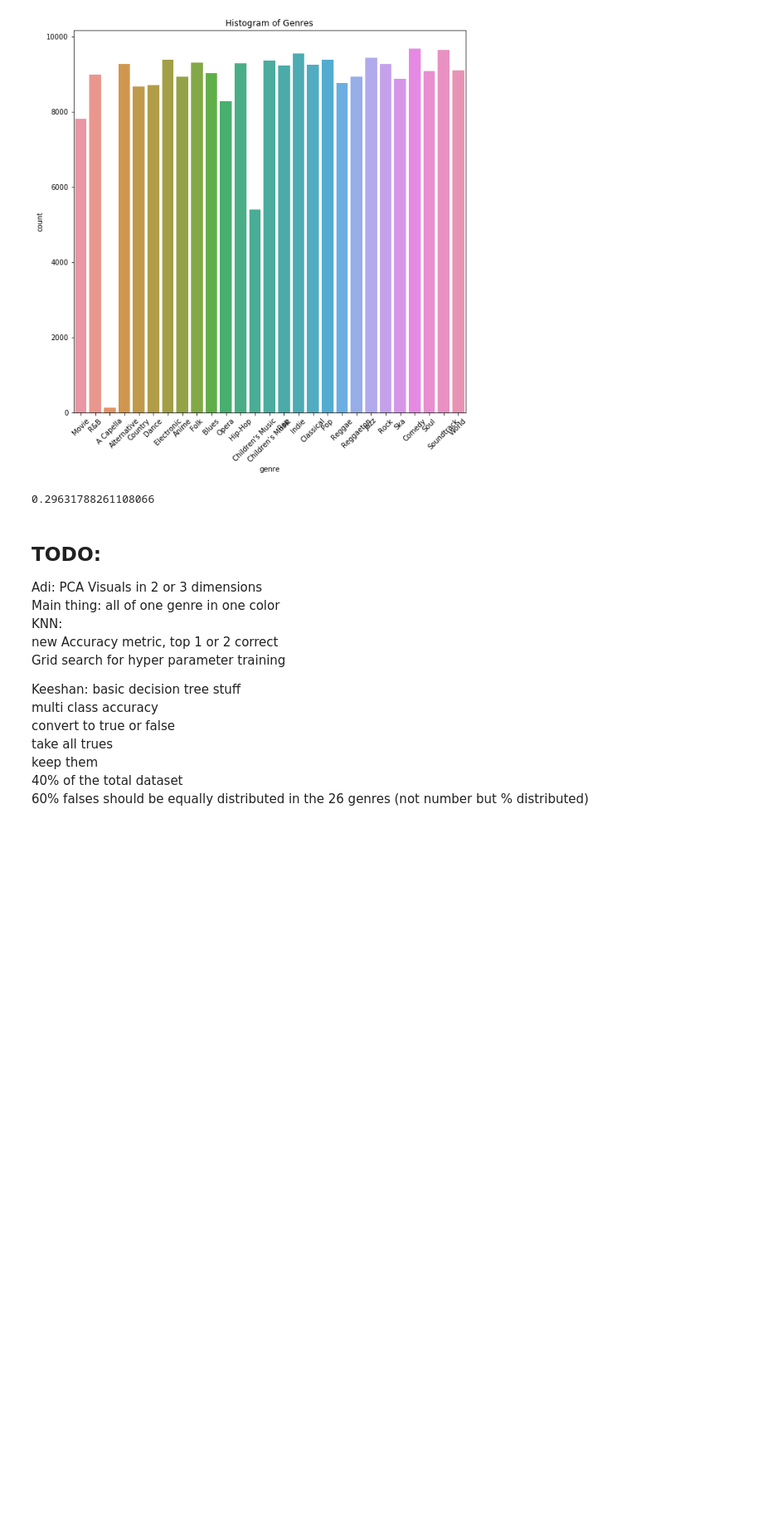
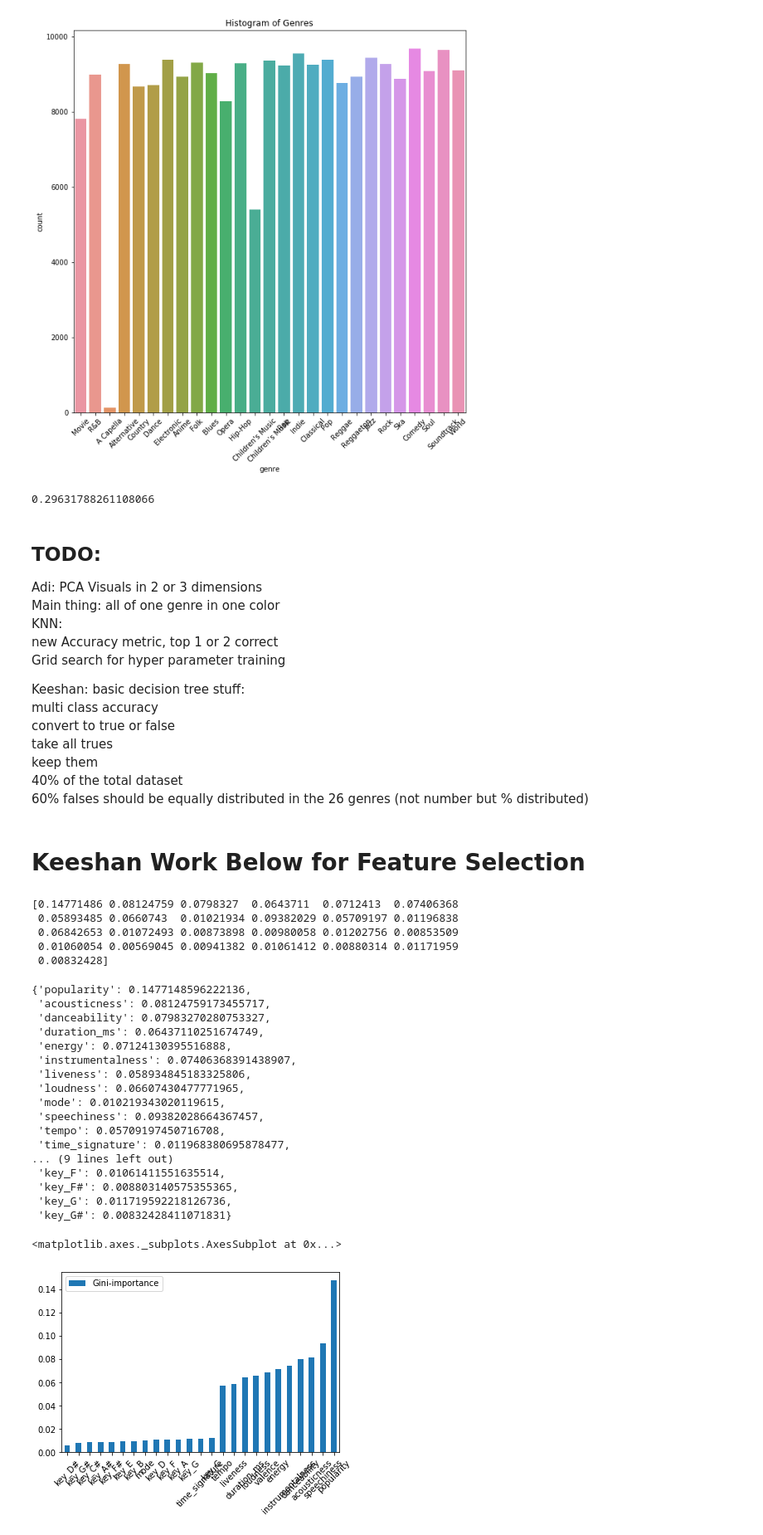
Before and after one commit to iarhbahsir/spotify-genre, a Jupyter notebook: DataCleaning.ipynb, the cells around one changed output. Shown at 83% size. Cells and saved outputs as stored; diff of their text form; code cells hidden in the pictures; blank space fills up the shorter version.

Commit message:
Changed some varibles andded some feature selection to end

```diff
--- a/DataCleaning.ipynb
+++ b/DataCleaning.ipynb
@@ -190,10 +190,10 @@ spotify_features = spotify_data_encoded.drop(genre_column_list,axis=1)
 spotify_target = spotify_data_encoded[genre_column_list]
 
 scaler.fit(spotify_features)
-spotify_data_scaler = scaler.transform(spotify_features)
-spotify_data_scaler = pd.DataFrame(spotify_data_scaler, index=spotify_features.index, columns=spotify_features.columns)
+spotify_feature_scaler = scaler.transform(spotify_features)
+spotify_feature_scaler = pd.DataFrame(spotify_feature_scaler, index=spotify_features.index, columns=spotify_features.columns)
 
-display(spotify_data_scaler.head())
+display(spotify_feature_scaler.head())
 display(spotify_target.head())
 # %% [output]
 |  | popularity | acousticness | danceability | duration_ms | energy | instrumentalness | liveness | loudness | ... |
@@ -237,13 +237,11 @@ from sklearn.neighbors import KNeighborsClassifier
 from sklearn.model_selection import train_test_split
 from sklearn import metrics
 
-data = spotify_data_scaler
-target = spotify_target
 
 
 k_neighbors = 3
 neigh = KNeighborsClassifier(n_neighbors=k_neighbors)
-X_train, X_test, y_train, y_test = train_test_split(data, target, test_size=0.33,random_state = 42)
+X_train, X_test, y_train, y_test = train_test_split(spotify_feature_scaler, spotify_target, test_size=0.33,random_state = 42)
 neigh.fit(X_train, y_train)
 
 y_pred = neigh.predict(X_test)
@@ -262,10 +260,53 @@ Grid search for hyper parameter training
 
 
 Keeshan:
-basic decision tree stuff
+basic decision tree stuff:
 multi class accuracy
        convert to true or false
        take all trues
            keep them
            40% of the total dataset
            60% falses should be equally distributed in the 26 genres (not number but % distributed)
+# %% [markdown]
+# Keeshan Work Below for Feature Selection
+# %%
+#Feature Selection
+from sklearn.ensemble import ExtraTreesClassifier
+model = ExtraTreesClassifier()
+model.fit(spotify_feature_scaler, spotify_target)
+# display the relative importance of each attribute
+model.feature_importances_
+# %% [output]
+[0.14771486 0.08124759 0.0798327  0.0643711  0.0712413  0.07406368
+ 0.05893485 0.0660743  0.01021934 0.09382029 0.05709197 0.01196838
+ 0.06842653 0.01072493 0.00873898 0.00980058 0.01202756 0.00853509
+ 0.01060054 0.00569045 0.00941382 0.01061412 0.00880314 0.01171959
+ 0.00832428]
+# %%
+feats = {} # a dict to hold feature_name: feature_importance
+for feature, importance in zip(data.columns, model.feature_importances_):
+    feats[feature] = importance #add the name/value pair
+display(feats)
+
+importances = pd.DataFrame.from_dict(feats, orient='index').rename(columns={0: 'Gini-importance'})
+importances.sort_values(by='Gini-importance').plot(kind='bar', rot=45)
+# %% [output]
+{'popularity': 0.1477148596222136,
+ 'acousticness': 0.08124759173455717,
+ 'danceability': 0.07983270280753327,
+ 'duration_ms': 0.06437110251674749,
+ 'energy': 0.07124130395516888,
+ 'instrumentalness': 0.07406368391438907,
+ 'liveness': 0.058934845183325806,
+ 'loudness': 0.06607430477771965,
+ 'mode': 0.010219343020119615,
+ 'speechiness': 0.09382028664367457,
+ 'tempo': 0.05709197450716708,
+ 'time_signature': 0.011968380695878477,
+... (9 lines left out)
+ 'key_F': 0.01061411551635514,
+ 'key_F#': 0.008803140575355365,
+ 'key_G': 0.011719592218126736,
+ 'key_G#': 0.00832428411071831}
+<matplotlib.axes._subplots.AxesSubplot at 0x...>
+[figure, added]
```
Also changed, not shown: parts of 2 cells of this notebook.
